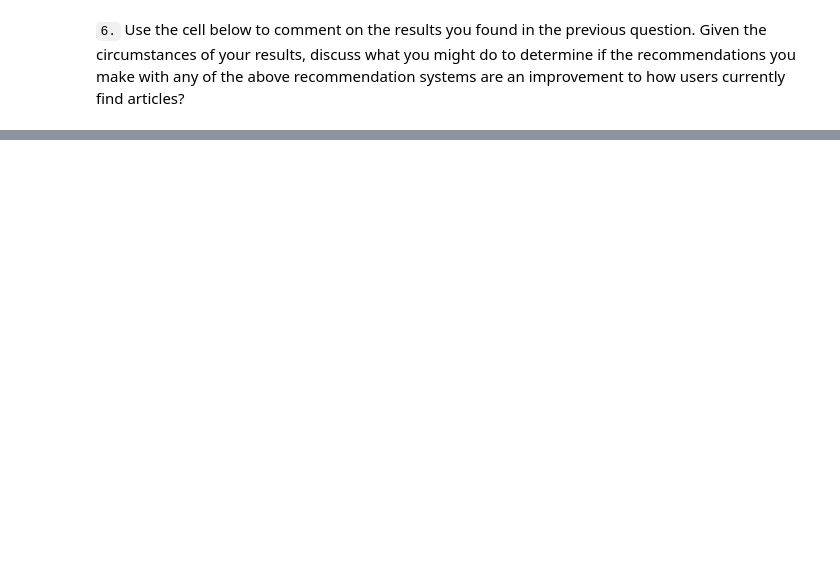
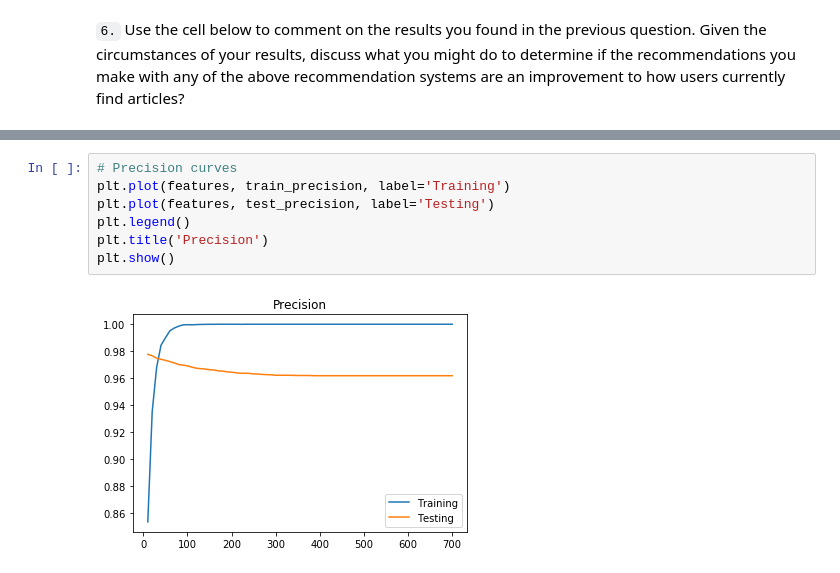
Before and after one commit to amirmasoudsfd/ibm-recommendations, a Jupyter notebook: Recommendations_with_IBM.ipynb, the cells around one changed output, grey strips where cells are left out. Saved outputs shown, nothing was run; the diff lists cells and outputs as text; blank space fills up the shorter version.

```diff
--- a/Recommendations_with_IBM.ipynb
+++ b/Recommendations_with_IBM.ipynb
@@ -837,0 +1154,9 @@ u_train, s_train, vt_train = # fit svd similar to above then use the cells below
+# %%
+# Precision curves
+plt.plot(features, train_precision, label='Training')
+plt.plot(features, test_precision, label='Testing')
+plt.legend()
+plt.title('Precision')
+plt.show()
+# %% [output]
+[figure, added]
```
Also changed, not shown: parts of 58 cells of this notebook, 3 other files.
